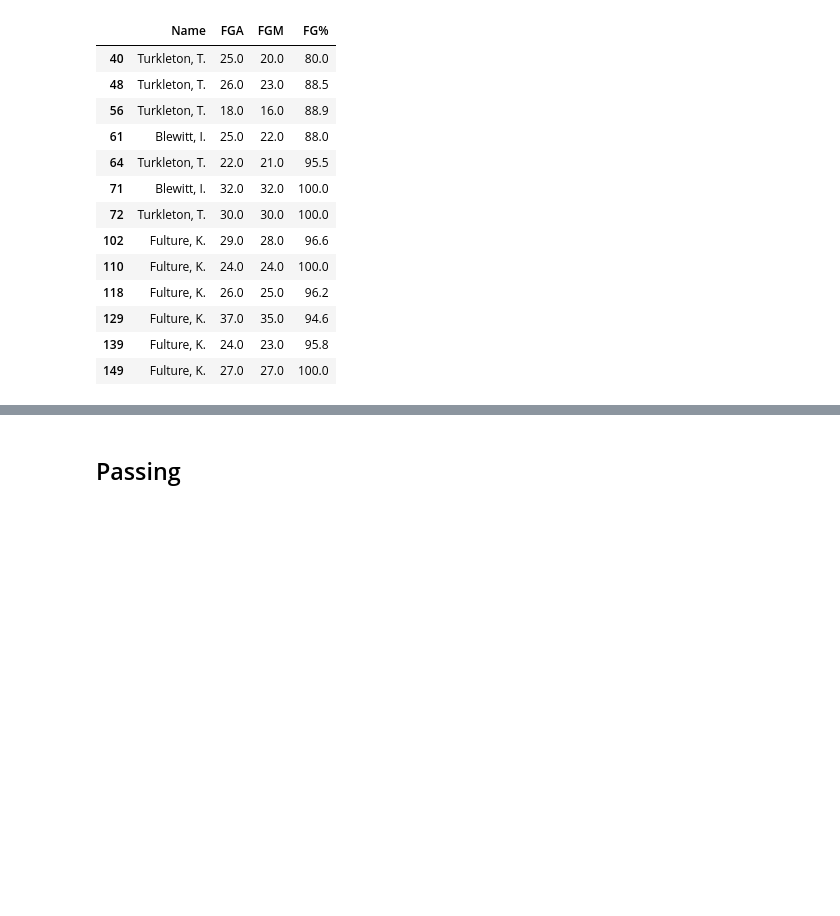
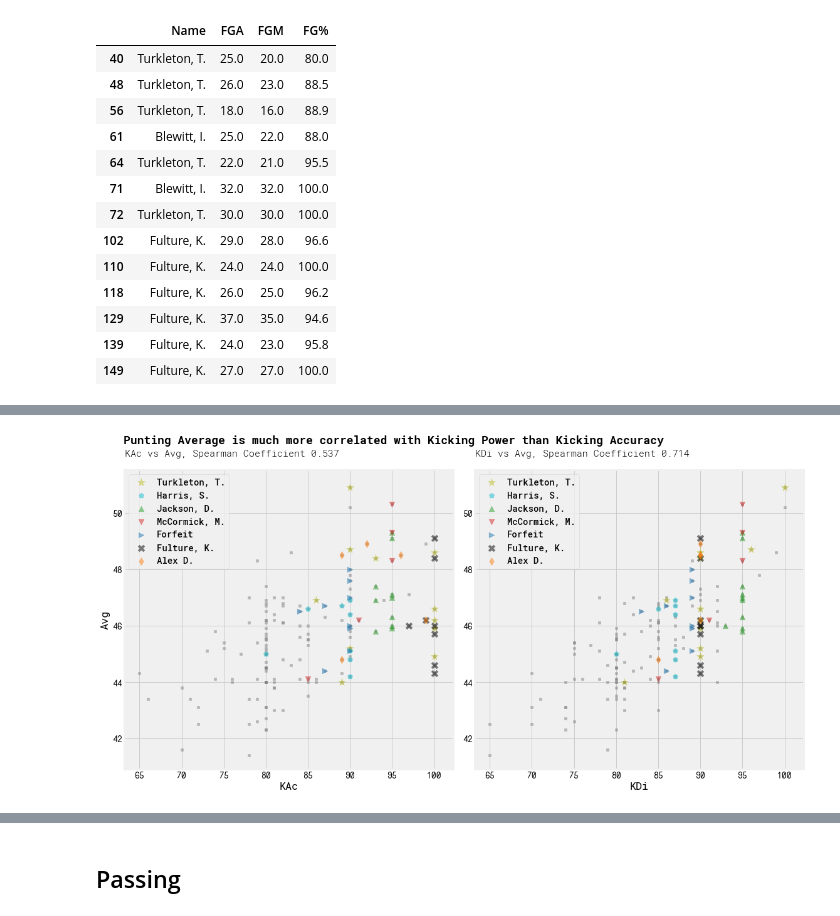
Before and after one commit to infinitempg/kicker-correlations, a Jupyter notebook: analysis.ipynb, the cells around one changed output, grey strips where cells are left out. Cells and saved outputs as stored; diff of their text form; code cells hidden in the pictures; blank space fills up the shorter version.

```diff
--- a/analysis.ipynb
+++ b/analysis.ipynb
@@ -268,0 +273,3 @@ fg100df[['Name','S','Team','W','L','FGM','FG%','XPM','XP%','KDi','KAc']].sort_va
+# %%
+puntDF = pd.read_csv('PuntingDF.csv')
+puntDF2 = puntDF[puntDF.Punts >= 20]
@@ -268,0 +352,51 @@ fg100df[['Name','S','Team','W','L','FGM','FG%','XPM','XP%','KDi','KAc']].sort_va
+# %%
+statPlt = plt.figure(figsize=(16,8),facecolor='w')
+y = 'Avg'
+alph = 0.5
+statPlt.add_subplot(1,2,1)
+plt.rcParams['font.family'] = 'Roboto Mono'
+plt.rcParams['font.weight'] = 'medium'
+plt.xticks(fontname = 'NovaMono',weight='medium')
+plt.yticks(fontname = 'NovaMono',weight='medium')
+
+plt.figtext(0.045,0.99,'Punting Average is much more correlated with Kicking Power than Kicking Accuracy',weight='bold',size=18)
+
+x = 'KAc'
+plt.text(63.25,52,'%s vs %s, Spearman Coefficient %.3f'%(x,y,corrPuntDF.loc[y][x]),weight='light',size=15)
+plt.scatter(puntDF2[x],puntDF2[y],marker=',',c='gray',s=10,alpha=alph)
+plt.scatter(pturkDF[x],pturkDF[y],label='Turkleton, T.',s=150,c='tab:olive',marker='*',alpha=alph)
+plt.scatter(pharrisDF[x],pharrisDF[y],label='Harris, S.',s=75,c='tab:cyan',marker='p',alpha=alph)
+plt.scatter(pdeanDF[x],pdeanDF[y],label='Jackson, D.',s=75,c='tab:green',marker='^',alpha=alph)
+plt.scatter(pmicycleDF[x],pmicycleDF[y],label='McCormick, M.',s=75,c='tab:red',marker='v',alpha=alph)
+plt.scatter(pfDF[x],pfDF[y],label='Forfeit',s=75,c='tab:blue',marker='>',alpha=alph)
+plt.scatter(pfultureDF[x],pfultureDF[y],label='Fulture, K.',s=75,c='k',marker='x',alpha=alph)
+plt.scatter(palexDF[x],palexDF[y],label='Alex D.',s=75,c='tab:orange',marker='d',alpha=alph)
+plt.xlabel(x)
+plt.ylabel(y)
+plt.legend()
+
+statPlt.add_subplot(1,2,2)
+x = 'KDi'
+
+plt.rcParams['font.family'] = 'Roboto Mono'
+plt.rcParams['font.weight'] = 'medium'
+plt.xticks(fontname = 'NovaMono',weight='medium')
+plt.yticks(fontname = 'NovaMono',weight='medium')
+plt.text(63.25,52,'%s vs %s, Spearman Coefficient %.3f'%(x,y,corrPuntDF.loc[y][x]),weight='light',size=15)
+plt.scatter(puntDF2[x],puntDF2[y],marker=',',c='gray',s=10,alpha=alph)
+plt.scatter(pturkDF[x],pturkDF[y],label='Turkleton, T.',s=150,c='tab:olive',marker='*',alpha=alph)
+plt.scatter(pharrisDF[x],pharrisDF[y],label='Harris, S.',s=75,c='tab:cyan',marker='p',alpha=alph)
+plt.scatter(pdeanDF[x],pdeanDF[y],label='Jackson, D.',s=75,c='tab:green',marker='^',alpha=alph)
+plt.scatter(pmicycleDF[x],pmicycleDF[y],label='McCormick, M.',s=75,c='tab:red',marker='v',alpha=alph)
+plt.scatter(pfDF[x],pfDF[y],label='Forfeit',s=75,c='tab:blue',marker='>',alpha=alph)
+plt.scatter(pfultureDF[x],pfultureDF[y],label='Fulture, K.',s=75,c='k',marker='x',alpha=alph)
+plt.scatter(palexDF[x],palexDF[y],label='Alex D.',s=75,c='tab:orange',marker='d',alpha=alph)
+plt.xlabel(x)
+# plt.ylabel(y)
+plt.legend()
+
+plt.tight_layout()
+plt.savefig('images/Punt-Avg-KAc-KDi.png',facecolor=statPlt.get_facecolor(),bbox_inches='tight')
+plt.show()
+# %% [output]
+[figure, added]
```
Also changed, not shown: parts of 20 cells of this notebook, 12 other files.
